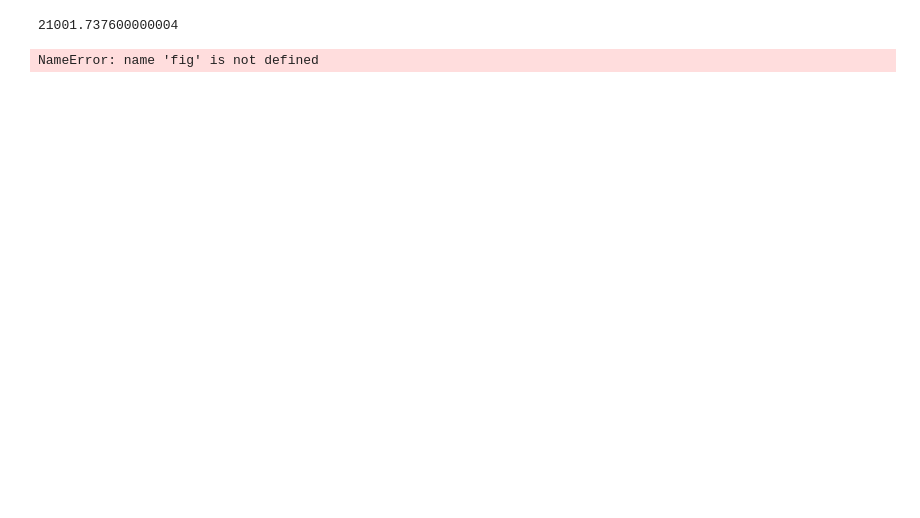
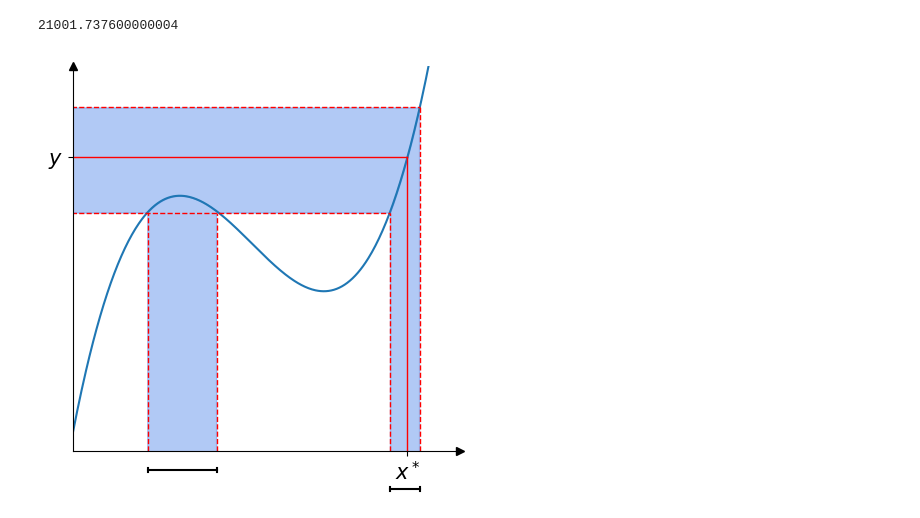
Before and after one commit to cwlanyon/GPyEm, a Jupyter notebook: Calibration_Chapter_Figure.ipynb, the cells around one changed output. Saved outputs shown, nothing was run; the diff lists cells and outputs as text; code cells hidden in the pictures; blank space fills up the shorter version.

```diff
--- a/Calibration_Chapter_Figure.ipynb
+++ b/Calibration_Chapter_Figure.ipynb
@@ -14,10 +14,11 @@ poly(47.7)
 # %% [output]
 21001.737600000004
 # %%
+plt.figure(figsize=[5,5])
+ax = plt.axes()
 fig.set_figheight(15)
 fig.set_figwidth(15)
-plt.figure(figsize=[5,5])
-ax = plt.axes()
+
 plt.plot(x,poly(x))
 # fixed y
 plt.plot([-10.5, 9], [47.7, 47.7], color='r', linestyle='-', linewidth=1)
@@ -35,37 +36,37 @@ plt.ylim([-120,100])
 
 #ticks
 ax.set_yticks([47.7])
-ax.set_yticklabels(['$y^{obj}$'],fontsize=15)
+ax.set_yticklabels(['$y$'],fontsize=15)
 
 ax.set_xticks([9])
-ax.set_xticklabels(['$\^{x}$'],fontsize=15
+ax.set_xticklabels(['$x^*$'],fontsize=15
                   )
 ax.spines['top'].set_visible(False)
 ax.spines['right'].set_visible(False)
 
 y2=np.copy(y)
 y2[y2<16]=16
 y2[y2>76.12]=76.12
 
 ax.fill_between(x,-500,y,where=(x>=-5.75) & (x<-1.8), alpha=0.5,color='cornflowerblue')
 ax.fill_between(x,-500,y,where=(x>=8) & (x<=9.7), alpha=0.5,color='cornflowerblue')
 ax.fill_between(x,y2,76.12,alpha=0.5,where=(x<9.7),color='cornflowerblue')
 
 ax.plot(1, -120, ">k", transform=ax.get_yaxis_transform(), clip_on=False)
 ax.plot(-10, 1, "^k", transform=ax.get_xaxis_transform(), clip_on=False)
 
 trans = ax.get_xaxis_transform()
 ax.annotate('', xy=(1, -.4), xycoords=trans, ha="center", va="top")
 ax.plot([-5.75,-1.8],[-.05,-.05], color="k", transform=trans, clip_on=False)
 ax.plot([8,9.7],[-.1,-.1], color="k", transform=trans, clip_on=False)
 ax.plot([9.7,9.7],[-.095,-.105], color="k", transform=trans, clip_on=False)
 ax.plot([8,8],[-.095,-.105], color="k", transform=trans, clip_on=False)
 ax.plot([-5.75,-5.75],[-.09/2,-.11/2], color="k", transform=trans, clip_on=False)
 ax.plot([-1.8,-1.8],[-.09/2,-.11/2], color="k", transform=trans, clip_on=False)
 plt.savefig('calibration.pdf')
 plt.show()
 # %% [output]
-NameError: name 'fig' is not defined
+[figure, added]
 # %%
 plt.figure(figsize=[5,5])
 ax = plt.axes()
```
Also changed, not shown: parts of 6 cells of this notebook, 5 other files.
